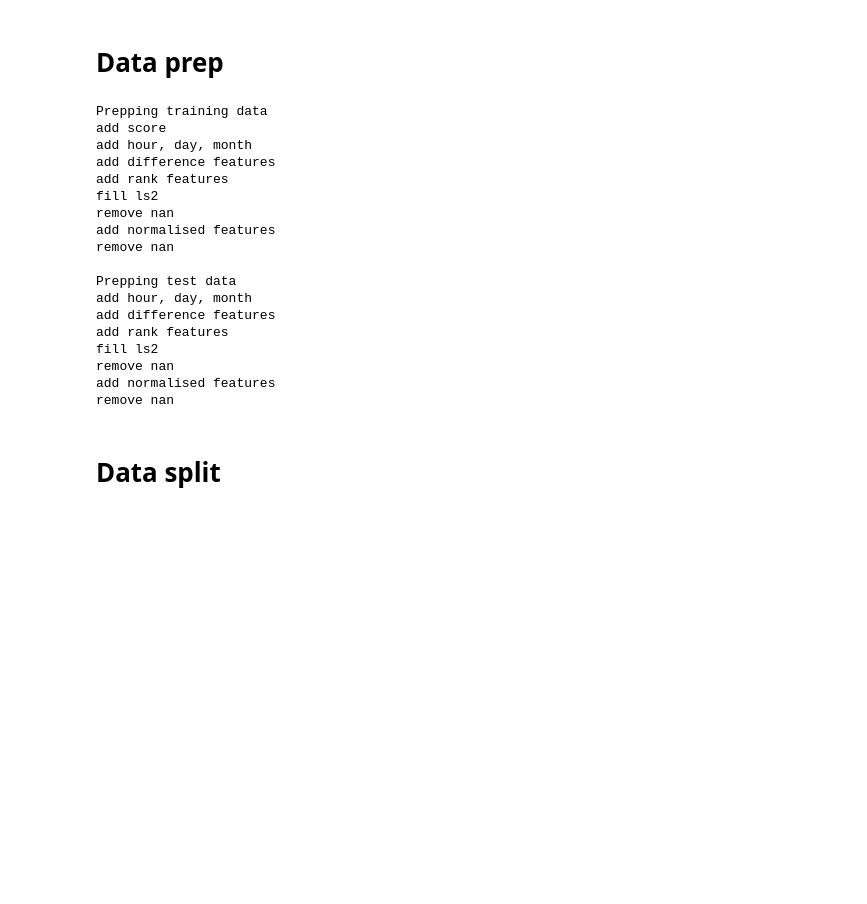
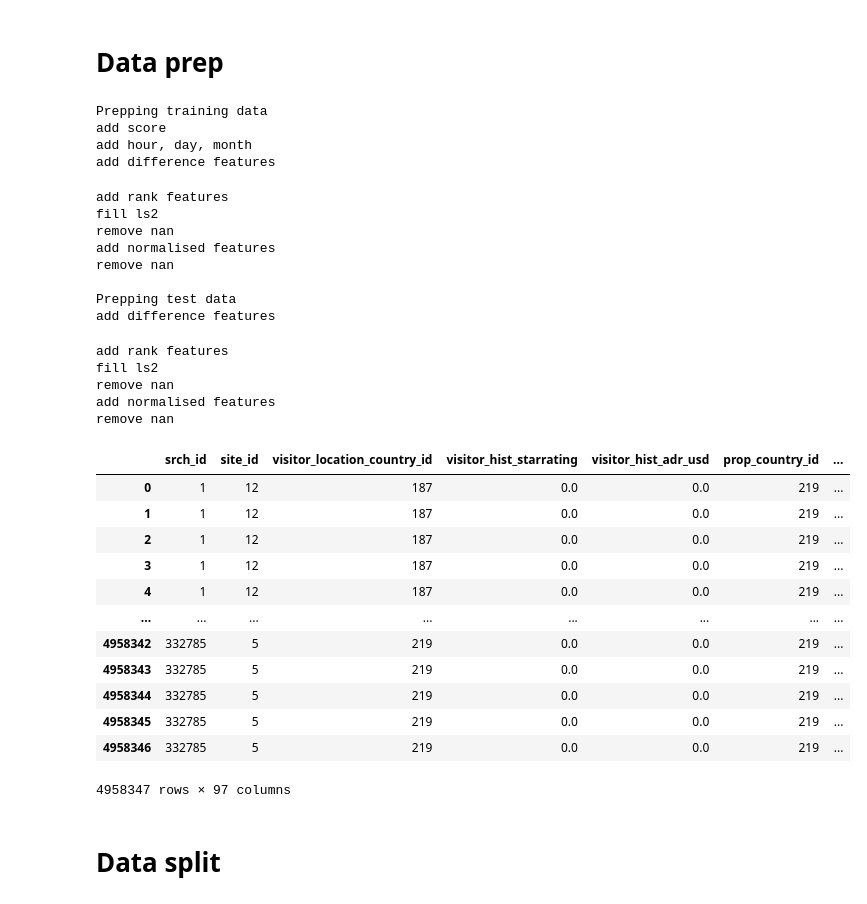
Before and after one commit to rapsac2010/learning-to-rank-expedia-vu, a Jupyter notebook: assignment 2/src/Pipeline.ipynb, the cells around one changed output. Cells and saved outputs as stored; diff of their text form; code cells hidden in the pictures; blank space fills up the shorter version.

```diff
--- a/assignment 2/src/Pipeline.ipynb
+++ b/assignment 2/src/Pipeline.ipynb
@@ -14,8 +14,8 @@ import xgboost as xgb
 from sklearn import preprocessing
 import timeit
 
-#pd.set_option('display.max_rows', 500)
-#pd.set_option('display.max_columns', None)
+pd.set_option('display.max_rows', 500)
+pd.set_option('display.max_columns', None)
 # %%
 # # Load data
 df_train = pd.read_parquet('../data/training_set.parquet', engine = 'auto')
@@ -70,19 +70,28 @@ def add_normalized_column(df, col, group):
 
 def prep_data(df, target_cols, test=False):
     df_new = df.copy()
+
     if not test:
         print('add score')
         df_new['score'] = df_new.apply(lambda row: make_score(row), axis=1)
         df_new = df_new.drop(target_cols, axis=1)
 
-    print('add hour, day, month')
+        print('add hour, day, month')
+
     df_new = date_time(df_new)
     #df_new = remove_cols_nan(df_new, 0.9)
 
-    # difference features
+    # difference features assumes that users purchase in same category as history.
     print('add difference features')
-    df_new['usd_diff'] = abs(df_new['visitor_hist_adr_usd'] - df_new['price_usd'])
-    df_new['star_diff'] = abs(df_new['visitor_hist_starrating'] - df_new['prop_starrating'])
+    df_new['usd_diff'] = df_new['visitor_hist_adr_usd'] - df_new['price_usd']
+    df_new['star_diff'] = df_new['visitor_hist_starrating'] - df_new['prop_starrating']
+    df_new['log_price_diff'] = df_new['prop_log_historical_price'] - np.log(df_new['price_usd'])
+
+    # count variables
+    # theory: A property that is in more searches is purchased more often.
+    df_new['prop_id_count'] = df.groupby('prop_id')['prop_id'].transform('count')
+
+    df_new['srch_destination_id_count'] = df.groupby('srch_destination_id')['srch_destination_id'].transform('count')
 
 
     # ranking features
@@ -96,19 +105,26 @@ def prep_data(df, target_cols, test=False):
     print("fill ls2")
     df_new = fill_location_score_2(df_new)
 
+    # Fill distance with mean.
+    df['orig_destination_distance'].fillna(df['orig_destination_distance'].mean(),inplace=True)
+
+
     print("remove nan")
+    # Fill rest of nan values with lowest.
     for i in df_new.columns[df_new.isnull().any(axis=0)]:
-        df_new[i].fillna(-1,inplace=True)
+        df_new[i].fillna(0,inplace=True)
 
     print('add normalised features')
-    groups = ['srch_id', 'prop_country_id', 'srch_destination_id', 'srch_length_of_stay', 'srch_booking_window']
+    groups = ['srch_id', 'prop_country_id', 'srch_destination_id', 'srch_length_of_stay', 'srch_booking_window', 'month']
     targets = ['price_usd', 'prop_starrating', 'prop_review_score', 'prop_location_score1', 'prop_location_score2']
     for group in groups:
         for target in targets:
             df_new = add_normalized_column(df_new, target, group)
 
     df_new = add_normalized_column(df_new, 'price_usd', 'prop_id')
+    df_new = add_normalized_column(df_new, 'price_usd', 'srch_room_count')
 
+    # Normalisation might create nans
     print("remove nan\n")
     for i in df_new.columns[df_new.isnull().any(axis=0)]:
         df_new[i].fillna(0,inplace=True)
@@ -118,9 +134,10 @@ def prep_data(df, target_cols, test=False):
 
     return df_new
 # %%
-target_cols = ['click_bool', 'booking_bool', 'gross_bookings_usd', 'position']
+# 'click_bool', 'booking_bool',
+target_cols = ['gross_bookings_usd', 'position']
 #df_new["norm_" + str(group) + str(col)] = df.groupby(group).col(df.col-g.transform('min')) / g.transform(np.ptp)
-categorical_features = ['hour', 'day', 'month', 'srch_id', 'site_id', 'visitor_location_country_id', 'prop_country_id', 'prop_id', 'srch_destination_id', 'srch_room_count', 'srch_booking_window']
+categorical_features = ['hour', 'day', 'month', 'site_id', 'visitor_location_country_id', 'prop_country_id', 'prop_id', 'srch_destination_id']
 
 print("Prepping training data")
 df_train = prep_data(df_train, target_cols, False)
@@ -131,20 +148,35 @@ Prepping training data
 add score
 add hour, day, month
 add difference features
-add rank features
-fill ls2
-remove nan
-add normalised features
-remove nan
-
-Prepping test data
-add hour, day, month
-add difference features
-add rank features
-fill ls2
-remove nan
-add normalised features
-remove nan
+add rank features
+fill ls2
+remove nan
+add normalised features
+remove nan
+
+Prepping test data
+add difference features
+add rank features
+fill ls2
+remove nan
+add normalised features
+remove nan
+# %%
+df_train
+# %% [output]
+|  | srch_id | site_id | visitor_location_country_id | visitor_hist_starrating | visitor_hist_adr_usd | prop_country_id | ... |
+| 0 | 1 | 12 | 187 | 0.0 | 0.0 | 219 | ... |
+| 1 | 1 | 12 | 187 | 0.0 | 0.0 | 219 | ... |
+| 2 | 1 | 12 | 187 | 0.0 | 0.0 | 219 | ... |
+| 3 | 1 | 12 | 187 | 0.0 | 0.0 | 219 | ... |
+| 4 | 1 | 12 | 187 | 0.0 | 0.0 | 219 | ... |
+| ... | ... | ... | ... | ... | ... | ... | ... |
+| 4958342 | 332785 | 5 | 219 | 0.0 | 0.0 | 219 | ... |
+| 4958343 | 332785 | 5 | 219 | 0.0 | 0.0 | 219 | ... |
+| 4958344 | 332785 | 5 | 219 | 0.0 | 0.0 | 219 | ... |
+| 4958345 | 332785 | 5 | 219 | 0.0 | 0.0 | 219 | ... |
+| 4958346 | 332785 | 5 | 219 | 0.0 | 0.0 | 219 | ... |
+4958347 rows × 97 columns
 # %% [markdown]
 <h1>Data split<h1\>
 # %%
```
Also changed, not shown: parts of 9 cells of this notebook, 4 other files.
